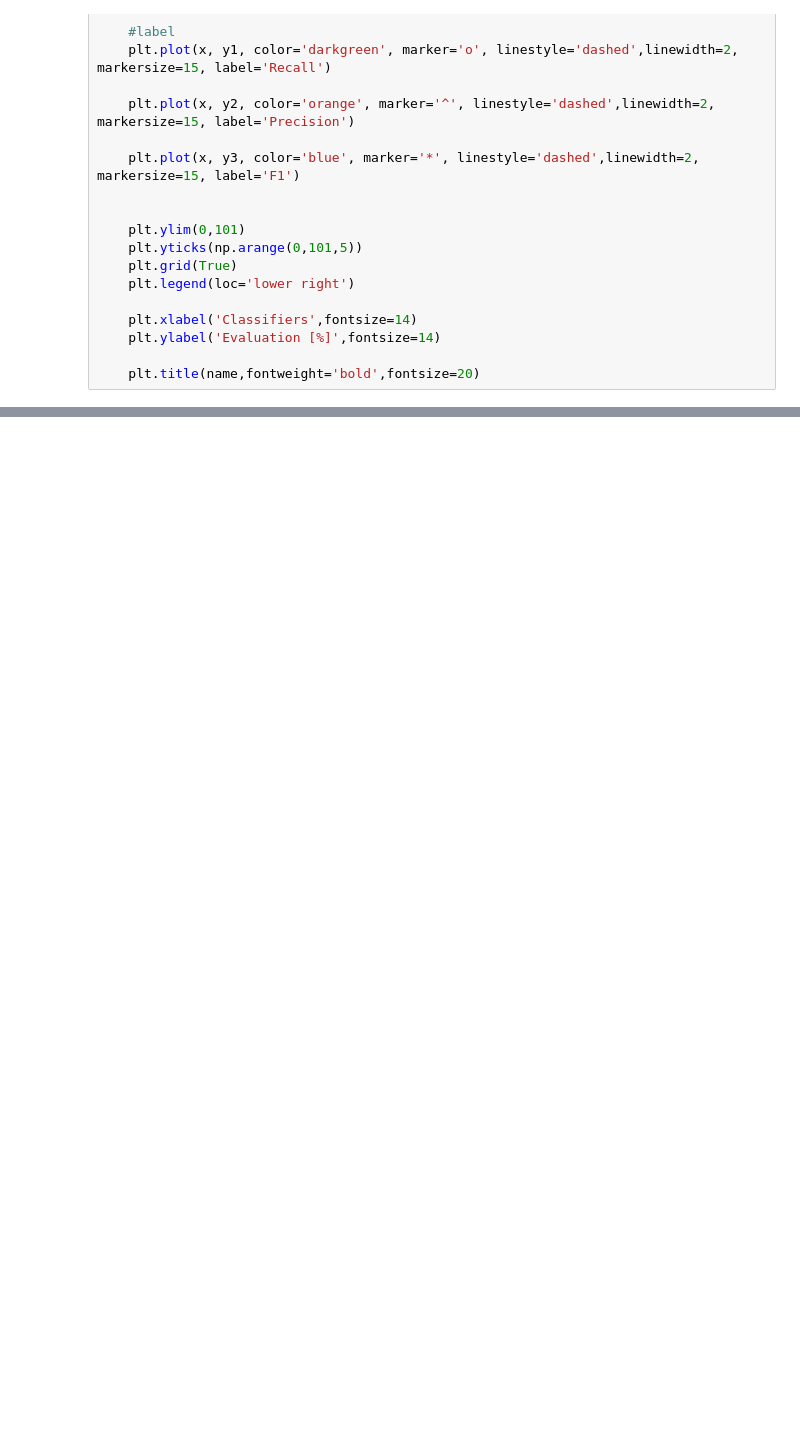
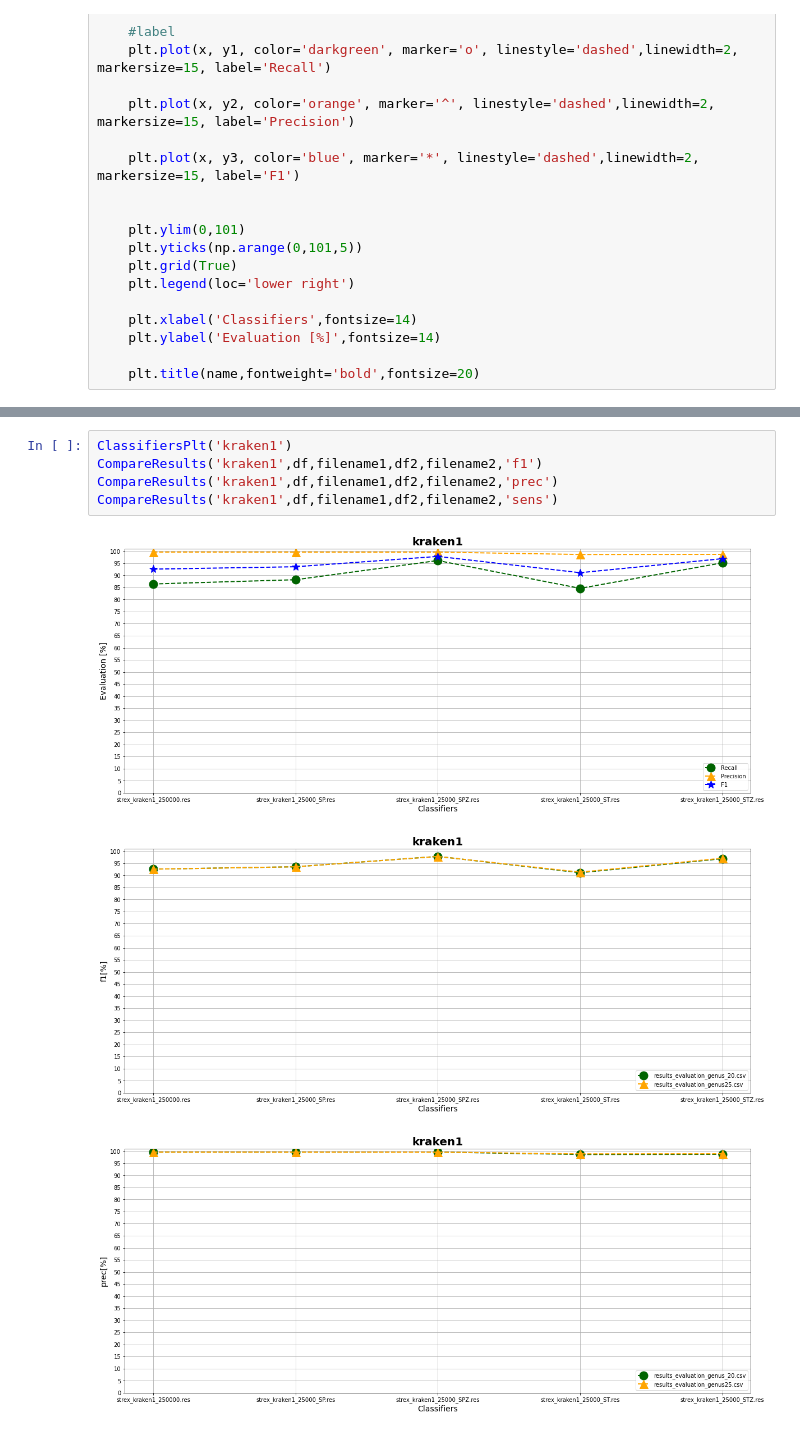
Before and after one commit to leonardoagg/Bioinformatics-Project, a Jupyter notebook: Analysis/ResultsEvaluationAnalysis.ipynb, the cells around one changed output, grey strips where cells are left out. Saved outputs shown, nothing was run; the diff lists cells and outputs as text; blank space fills up the shorter version.

```diff
--- a/Analysis/ResultsEvaluationAnalysis.ipynb
+++ b/Analysis/ResultsEvaluationAnalysis.ipynb
@@ -120,0 +124,9 @@ ClassifiersPlt('clark_species')
+# %%
+ClassifiersPlt('kraken1')
+CompareResults('kraken1',df,filename1,df2,filename2,'f1')
+CompareResults('kraken1',df,filename1,df2,filename2,'prec')
+CompareResults('kraken1',df,filename1,df2,filename2,'sens')
+# %% [output]
+[figure, added]
+[figure, added]
+[figure, added]
```
Also changed, not shown: parts of 9 cells of this notebook, 4 other files.
